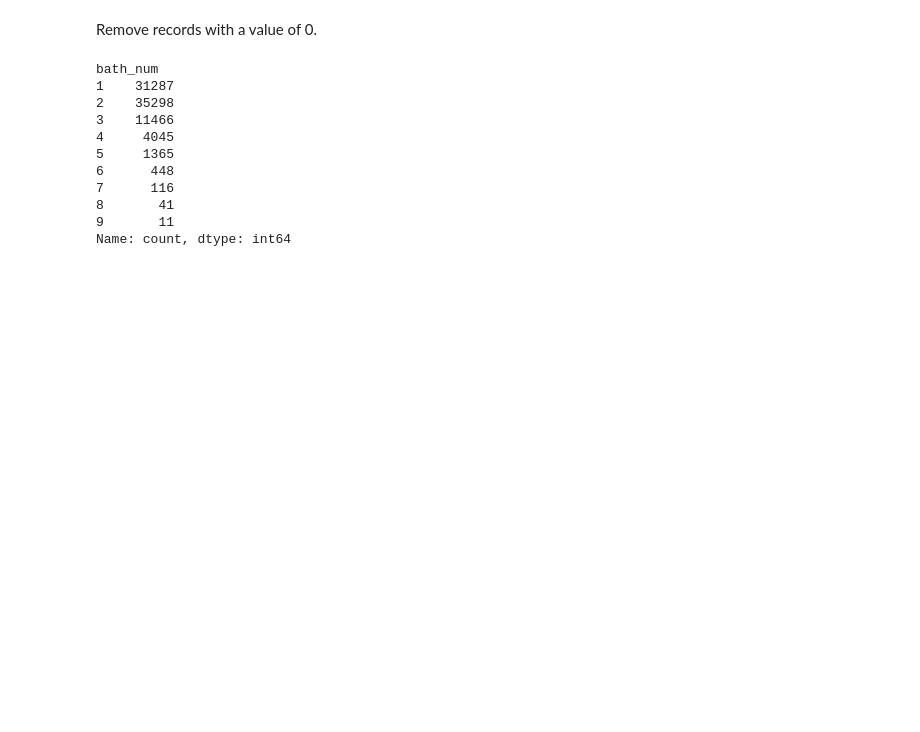
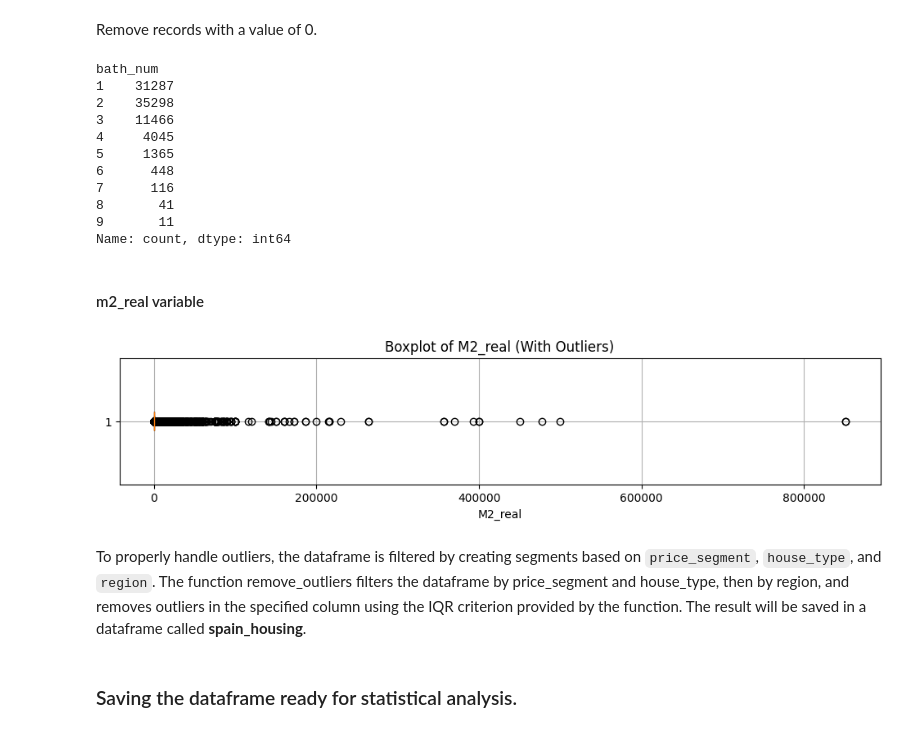
Before and after one commit to fer78/Data-Analytics-Final-Portfolio-Project, a Jupyter notebook: Data-Analytics-Final-Portfolio-Project.ipynb, the cells around one changed output. Saved outputs shown, nothing was run; the diff lists cells and outputs as text; code cells hidden in the pictures; blank space fills up the shorter version.

Commit message:
handling_outliers

```diff
--- a/Data-Analytics-Final-Portfolio-Project.ipynb
+++ b/Data-Analytics-Final-Portfolio-Project.ipynb
@@ -1201,3 +1202,11 @@ bath_num
 8       41
 9       11
 Name: count, dtype: int64
+# %% [markdown]
+#### m2_real variable
+# %%
+boxplot_view(processed_data, 'm2_real')
+# %% [output]
+[figure, added]
+# %% [markdown]
+To properly handle outliers, the dataframe is filtered by creating segments based on `price_segment`, `house_type`, and `region`. The function remove_outliers filters the dataframe by price_segment and house_type, then by region, and removes outliers in the specified column using the IQR criterion provided by the function. The result will be saved in a dataframe called **spain_housing**.
@@ -1203,0 +1249,2 @@ Name: count, dtype: int64
+# %% [markdown]
+### Saving the dataframe ready for statistical analysis.
```
Also changed, not shown: parts of 4 cells of this notebook, 1 other file.
